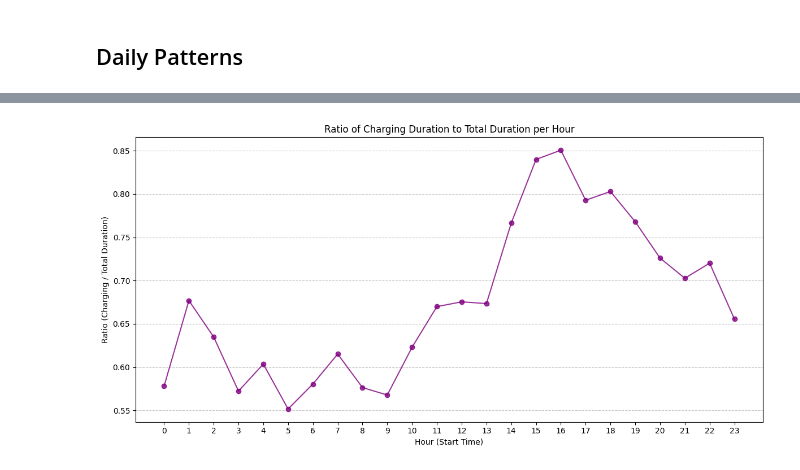
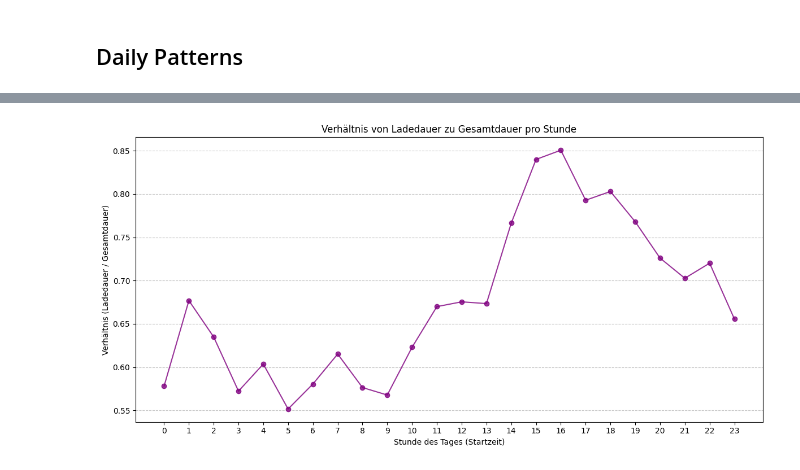
Before and after one commit to Amocon/A-Team_AA-Team-Assignment_2024, a Jupyter notebook: aa_team_assignment/02_1_temporal_patterns_and_seasonality.ipynb, the cells around one changed output, grey strips where cells are left out. Saved outputs shown, nothing was run; the diff lists cells and outputs as text; code cells hidden in the pictures.

```diff
--- a/aa_team_assignment/02_1_temporal_patterns_and_seasonality.ipynb
+++ b/aa_team_assignment/02_1_temporal_patterns_and_seasonality.ipynb
@@ -14,5 +14,5 @@ In this notebook, we will perform the descriptive analysis outlined in Team Assi
 # %%
-full_charging_df = pd.read_feather("../data/full_charging_data.feather")
+full_charging_df = pd.read_feather("../data/full_charging_df.feather")
 full_charging_df
 # %% [output]
 |  | id | connectionTime | disconnectTime | doneChargingTime | kWhDelivered | sessionID | siteID | spaceID | ... |
@@ -238,16 +246,2 @@ weekday_factors.drop(['year'], axis=1).groupby('weekday').mean()
 # %% [markdown]
 ## Daily Patterns
-# %%
-# Needs to be in data_preparation,ipynb
-full_charging_df['connectionHour'] = full_charging_df['connectionTime'].dt.hour
-full_charging_df['disconnectHour'] = full_charging_df['disconnectTime'].dt.hour
-full_charging_df['doneChargingHour'] = full_charging_df['doneChargingTime'].dt.hour
-full_charging_df['loading_duration'] = (
-        (full_charging_df['doneChargingTime'] - full_charging_df['connectionTime']).dt.total_seconds() / 60
-)
-full_charging_df['connected_duration'] = (
-        (full_charging_df['disconnectTime'] - full_charging_df['connectionTime']).dt.total_seconds() / 60
-)
-full_charging_df['ratio_loading_to_connected'] = (
-        full_charging_df['loading_duration'] / full_charging_df['connected_duration']
-)
@@ -448,16 +415,16 @@ plt.show()
 # %%
-# Avg ratio of charging duration to total connected duration /h
+# Durchschnittsverhältnis pro Startstunde berechnen
 hourly_ratios = full_charging_df.groupby('connectionHour')['ratio_loading_to_connected'].mean().reindex(range(24), fill_value=0)
 
-# Visualization
+# Visualisierung
 plt.figure(figsize=(12, 6))
 hourly_ratios.plot(kind='line', marker='o', color='purple', alpha=0.8)
-plt.title('Ratio of Charging Duration to Total Duration per Hour')
-plt.xlabel('Hour (Start Time)')
-plt.ylabel('Ratio (Charging / Total Duration)')
+plt.title('Verhältnis von Ladedauer zu Gesamtdauer pro Stunde')
+plt.xlabel('Stunde des Tages (Startzeit)')
+plt.ylabel('Verhältnis (Ladedauer / Gesamtdauer)')
 plt.grid(axis='y', linestyle='--', alpha=0.7)
 plt.xticks(range(24))
 plt.tight_layout()
 plt.show()
 # %% [output]
-[figure, old version]
+[figure, new version]
```
Also changed, not shown: parts of 35 cells of this notebook, 2 other files.
